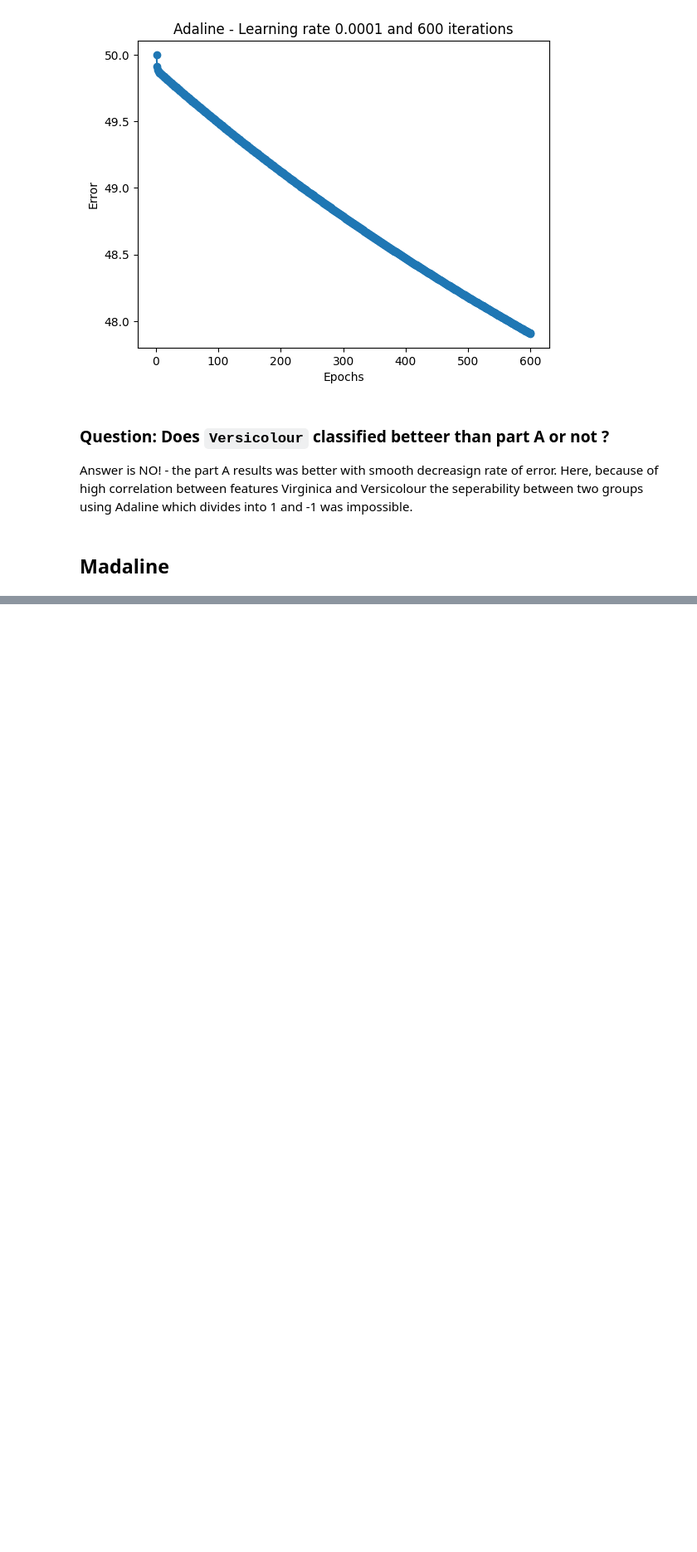
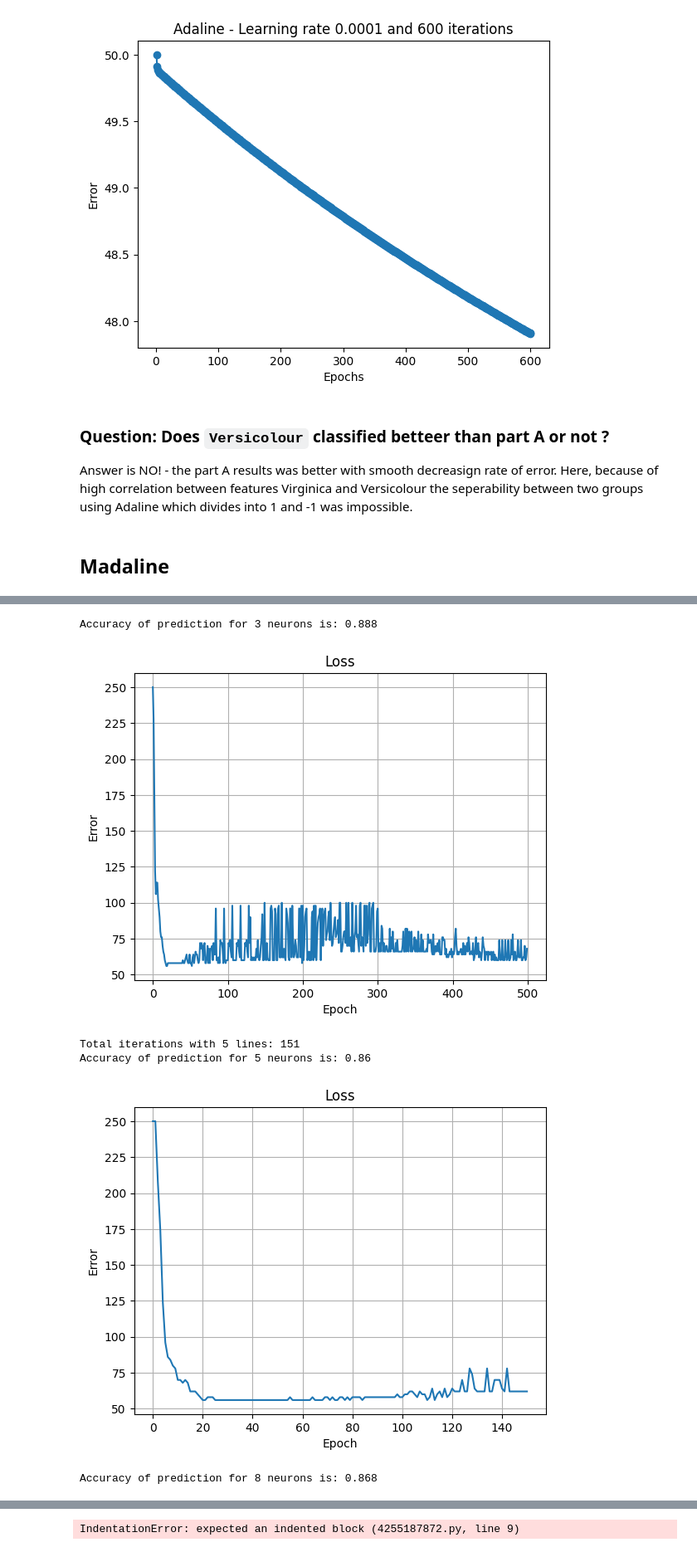
Before and after one commit to pooyaaf/Neural-Networks-Deep-Learning, a Jupyter notebook: Homework/HomeWork1/NoteBooks/Q2/AdaLine-BinaryClassification.ipynb, the cells around one changed output, grey strips where cells are left out. Shown at 83% size. Saved outputs shown, nothing was run; the diff lists cells and outputs as text; code cells hidden in the pictures; blank space fills up the shorter version.

```diff
--- a/Homework/HomeWork1/NoteBooks/Q2/AdaLine-BinaryClassification.ipynb
+++ b/Homework/HomeWork1/NoteBooks/Q2/AdaLine-BinaryClassification.ipynb
@@ -139,0 +263,31 @@ Answer is NO! - the part A results was better with smooth decreasign rate of err
+# %%
+neuron_counts = [3, 5, 8]
+
+for i in range(3):
+    # Define Madaline with a different number of hidden layer neurons
+    madaline = Madaline(neuron_counts[i], learning_rate=0.001)
+
+    # Fit Madaline on X_train and Y_train
+    madaline.fit(X_train, Y_train)  # Assuming you have X_train and Y_train
+
+    # Predict X_test with Madaline model
+    pred = madaline.predict(X_test)  # Assuming you have X_test
+
+    # Calculate Madaline model accuracy
+    from sklearn.metrics import accuracy_score
+    acc = accuracy_score(pred, Y_test)  # Assuming you have Y_test
+    print("Accuracy of prediction for", neuron_counts[i], "neurons is:", acc)
+
+    plt.plot(madaline.cost_)
+    plt.title('Loss')
+    plt.xlabel('Epoch')
+    plt.ylabel('Error')
+    plt.grid()
+    plt.show()
+# %% [output]
+Accuracy of prediction for 3 neurons is: 0.888
+[figure, added]
+Total iterations with 5 lines: 151
+Accuracy of prediction for 5 neurons is: 0.86
+[figure, added]
+Accuracy of prediction for 8 neurons is: 0.868
@@ -139,0 +295,29 @@ Answer is NO! - the part A results was better with smooth decreasign rate of err
+# %%
+plt.scatter(X_moons[Y_moons == 0][:, 0], X_moons[Y_moons == 0][:, 1], color='red',
+            label='Class 0')
+plt.scatter(X_moons[Y_moons == 1][:, 0], X_moons[Y_moons == 1][:, 1], color='blue',
+            label='Class 1')
+plt.xlabel('Feature 1')
+plt.ylabel('Feature 2')
+
+for i in range(3):
+for num_neurons in neuron_counts:
+    # Define Madaline with a different number of hidden layer neurons
+    madaline = Madaline(num_neurons, learning_rate=0.1)
+
+    # Fit Madaline on X_train and Y_train
+    madaline.fit(X_train, Y_train)  # Assuming you have X_train and Y_train
+
+    # Plot lines produced by the Madaline model
+    for i in range(num_neurons):
+        w0, w1 = madaline.weights[i]
+        b = madaline.b[i]
+        x_line = [-2, 2]  # Adjust the x-axis limits as needed
+        y_line = [(-w0 * x + b) / w1 for x in x_line]
+        plt.plot(x_line, y_line, color='red')
+
+plt.legend()
+plt.title("Moon-shaped Dataset with Lines for Different Neuron Counts")
+plt.show()
+# %% [output]
+IndentationError: expected an indented block (4255187872.py, line 9)
```
Also changed, not shown: parts of 17 cells of this notebook, 4 other files.
